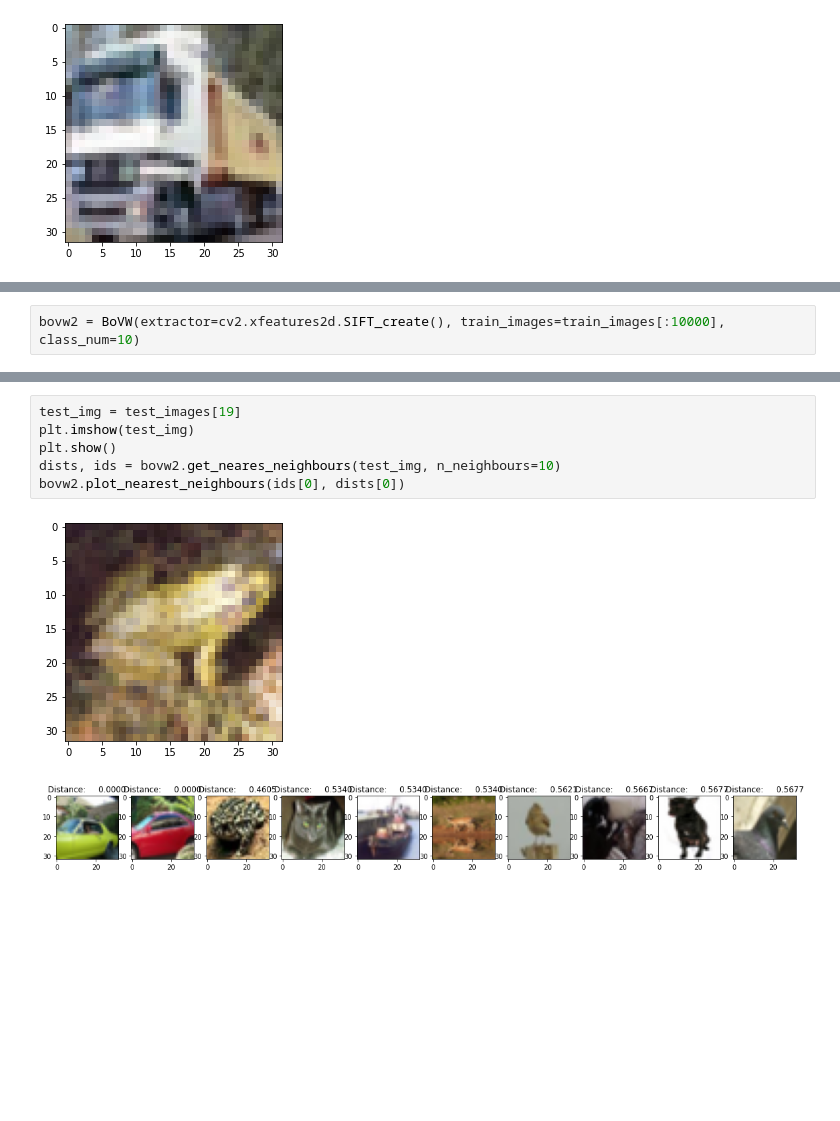
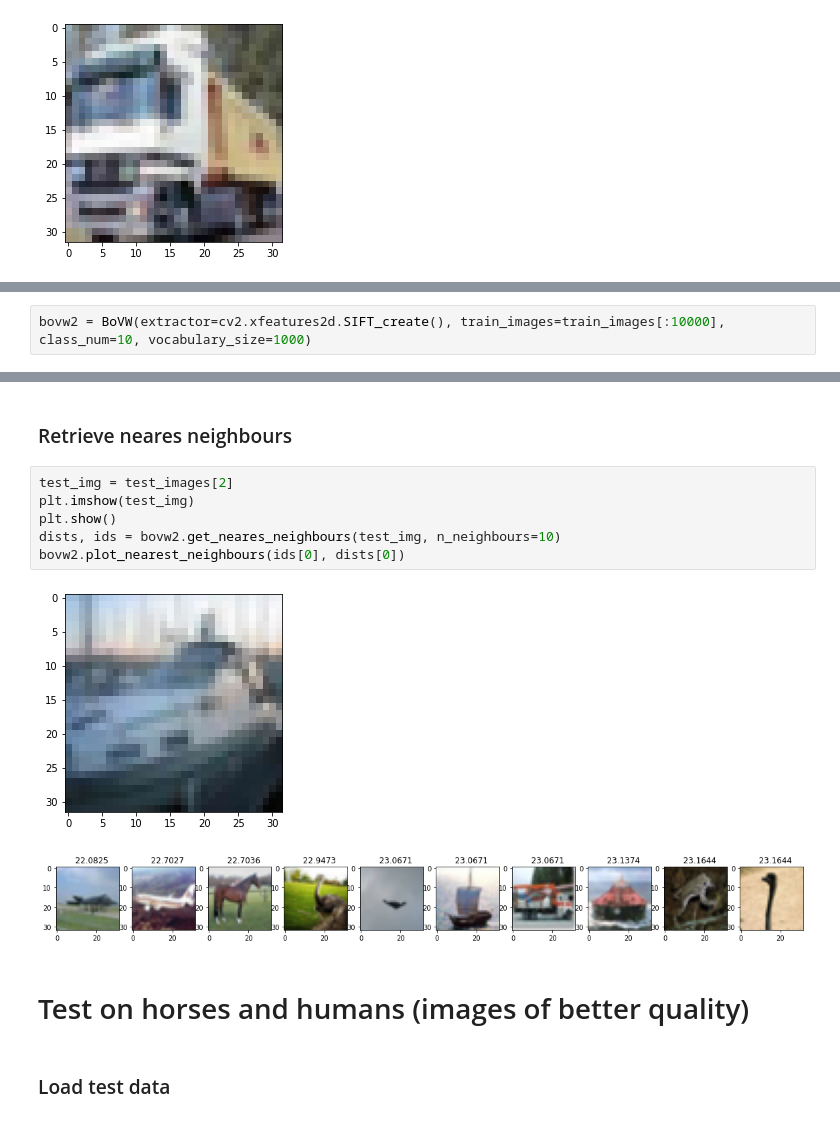
Before and after one commit to Genvekt/F2020_CV_Project, a Jupyter notebook: BoVW feature extractor.ipynb, the cells around one changed output, grey strips where cells are left out. Drawn from its saved outputs; the diff is of its cells as text; blank space fills up the shorter version.

Commit message:
comments and new test

```diff
--- a/BoVW feature extractor.ipynb
+++ b/BoVW feature extractor.ipynb
@@ -171,5 +254,5 @@ plt.show()
 # %%
-bovw2 = BoVW(extractor=cv2.xfeatures2d.SIFT_create(), train_images=train_images[:10000], class_num=10)
+bovw2 = BoVW(extractor=cv2.xfeatures2d.SIFT_create(), train_images=train_images[:10000], class_num=10, vocabulary_size=1000)
 # %% [output]
 Training BoVW starts ...
 Extracting descriptors ...
@@ -181,10 +283,16 @@ Histograms computed
 Histograms normalized
+# %% [markdown]
+### Retrieve neares neighbours
 # %%
-test_img = test_images[19]
+test_img = test_images[2]
 plt.imshow(test_img)
 plt.show()
 dists, ids = bovw2.get_neares_neighbours(test_img, n_neighbours=10)
 bovw2.plot_nearest_neighbours(ids[0], dists[0])
 # %% [output]
-[figure, old version]
+[figure, new version]
-[figure, old version]
+[figure, new version]
+# %% [markdown]
+# Test on horses and humans (images of better quality)
+# %% [markdown]
+### Load test data
```
Also changed, not shown: parts of 22 cells of this notebook.
